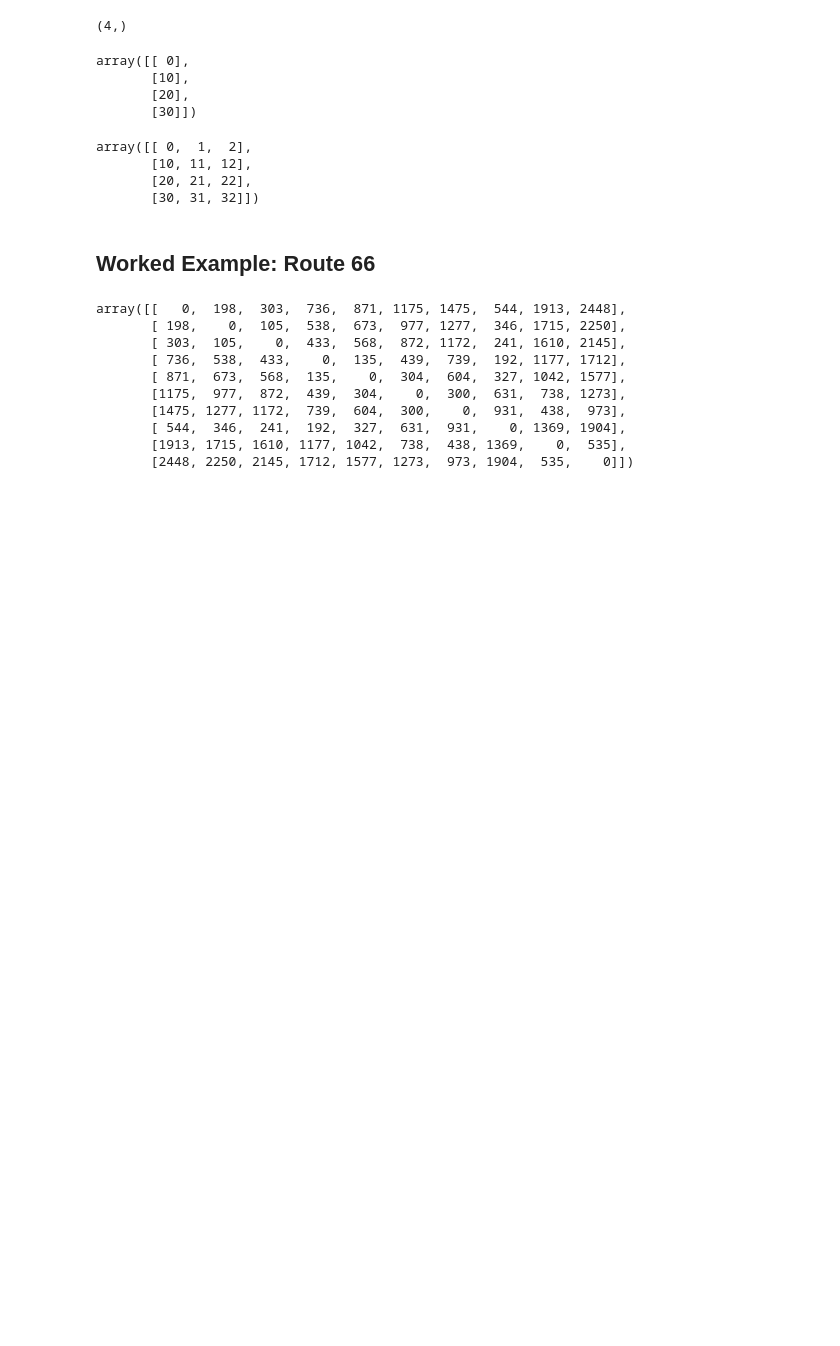
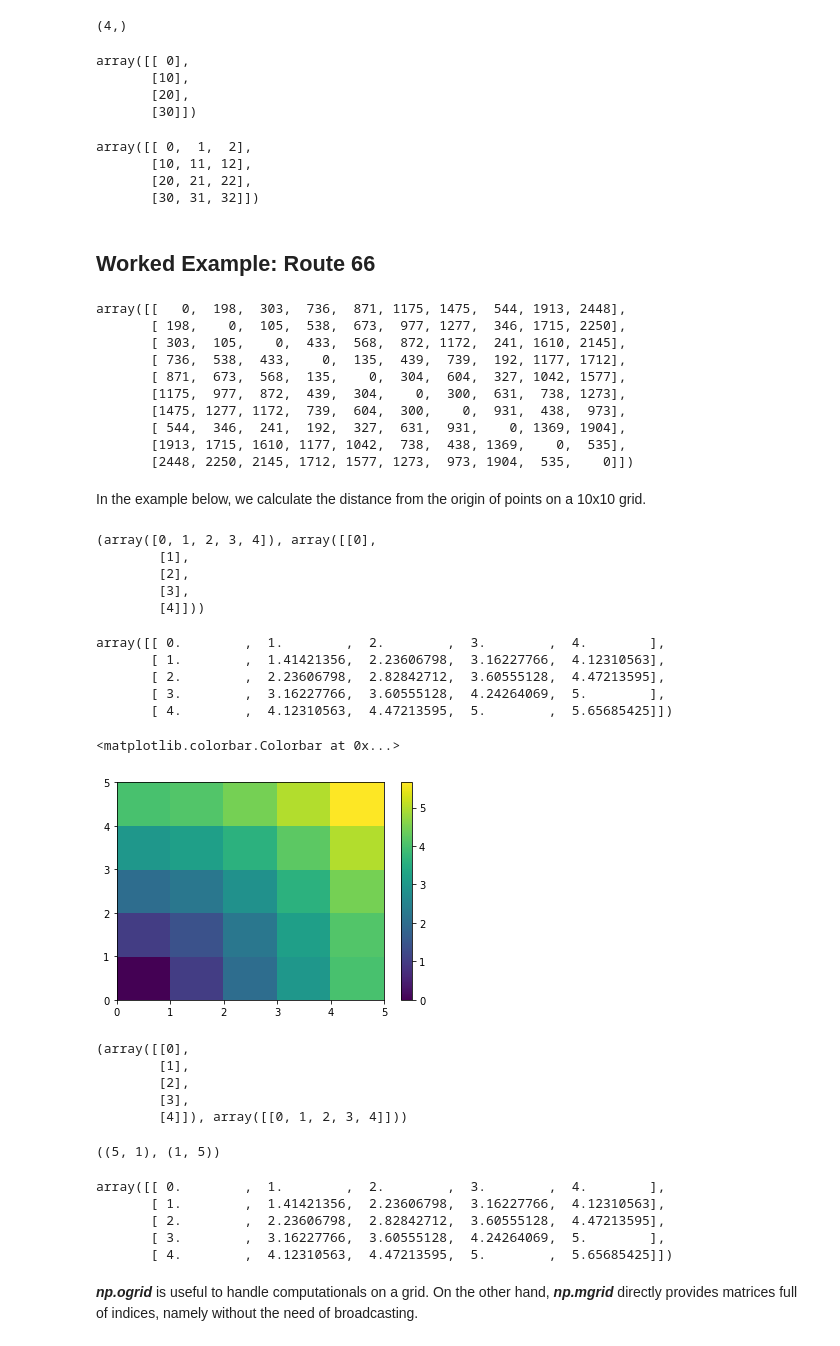
Before and after one commit to Accio/learn-scipy, a Jupyter notebook: 1.3/Operations.ipynb, the cells around one changed output. Cells and saved outputs as stored; diff of their text form; code cells hidden in the pictures; blank space fills up the shorter version.

Commit message:
learn np.ogrid and np.mgrid

```diff
--- a/1.3/Operations.ipynb
+++ b/1.3/Operations.ipynb
@@ -486,3 +486,54 @@ array([[   0,  198,  303,  736,  871, 1175, 1475,  544, 1913, 2448],
        [ 544,  346,  241,  192,  327,  631,  931,    0, 1369, 1904],
        [1913, 1715, 1610, 1177, 1042,  738,  438, 1369,    0,  535],
        [2448, 2250, 2145, 1712, 1577, 1273,  973, 1904,  535,    0]])
+# %% [markdown]
+In the example below, we calculate the distance from the origin of points on a 10x10 grid.
+# %%
+x, y = np.arange(5), np.arange(5)[:, np.newaxis]
+x,y
+# %% [output]
+(array([0, 1, 2, 3, 4]), array([[0],
+        [1],
+        [2],
+        [3],
+        [4]]))
+# %%
+distance = np.sqrt(x ** 2 + y ** 2)
+distance
+# %% [output]
+array([[ 0.        ,  1.        ,  2.        ,  3.        ,  4.        ],
+       [ 1.        ,  1.41421356,  2.23606798,  3.16227766,  4.12310563],
+       [ 2.        ,  2.23606798,  2.82842712,  3.60555128,  4.47213595],
+       [ 3.        ,  3.16227766,  3.60555128,  4.24264069,  5.        ],
+       [ 4.        ,  4.12310563,  4.47213595,  5.        ,  5.65685425]])
+# %%
+plt.pcolor(distance)
+plt.colorbar()
+# %% [output]
+<matplotlib.colorbar.Colorbar at 0x...>
+[figure, added]
+# %%
+## use numpy.ogrid to create the same example
+x, y = np.ogrid[0:5, 0:5] ## notice the use of bracket!
+x,y
+# %% [output]
+(array([[0],
+        [1],
+        [2],
+        [3],
+        [4]]), array([[0, 1, 2, 3, 4]]))
+# %%
+x.shape, y.shape
+# %% [output]
+((5, 1), (1, 5))
+# %%
+distance = np.sqrt(x ** 2 + y ** 2)
+distance
+# %% [output]
+array([[ 0.        ,  1.        ,  2.        ,  3.        ,  4.        ],
+       [ 1.        ,  1.41421356,  2.23606798,  3.16227766,  4.12310563],
+       [ 2.        ,  2.23606798,  2.82842712,  3.60555128,  4.47213595],
+       [ 3.        ,  3.16227766,  3.60555128,  4.24264069,  5.        ],
+       [ 4.        ,  4.12310563,  4.47213595,  5.        ,  5.65685425]])
+# %% [markdown]
+___np.ogrid___ is useful to handle computationals on a grid. On the other hand, ___np.mgrid___ directly provides matrices full of indices, namely without the need of broadcasting.
```
Also changed, not shown: parts of 11 cells of this notebook.
